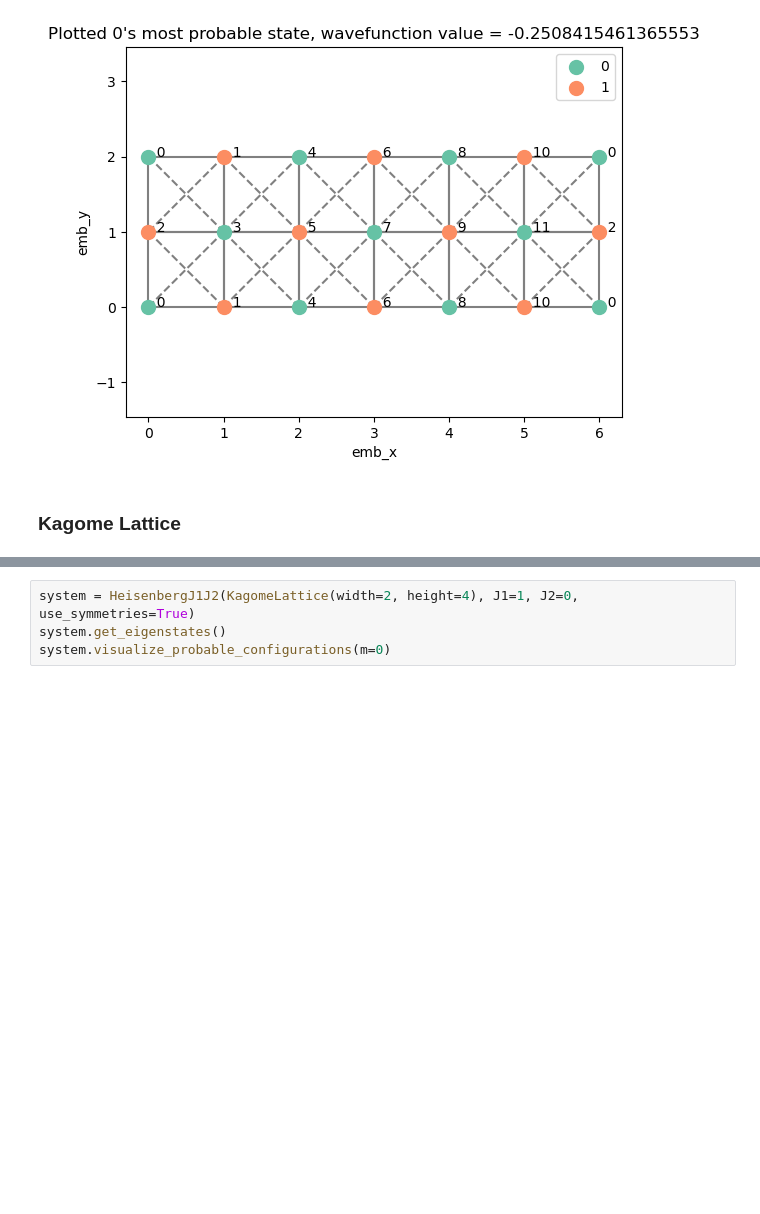
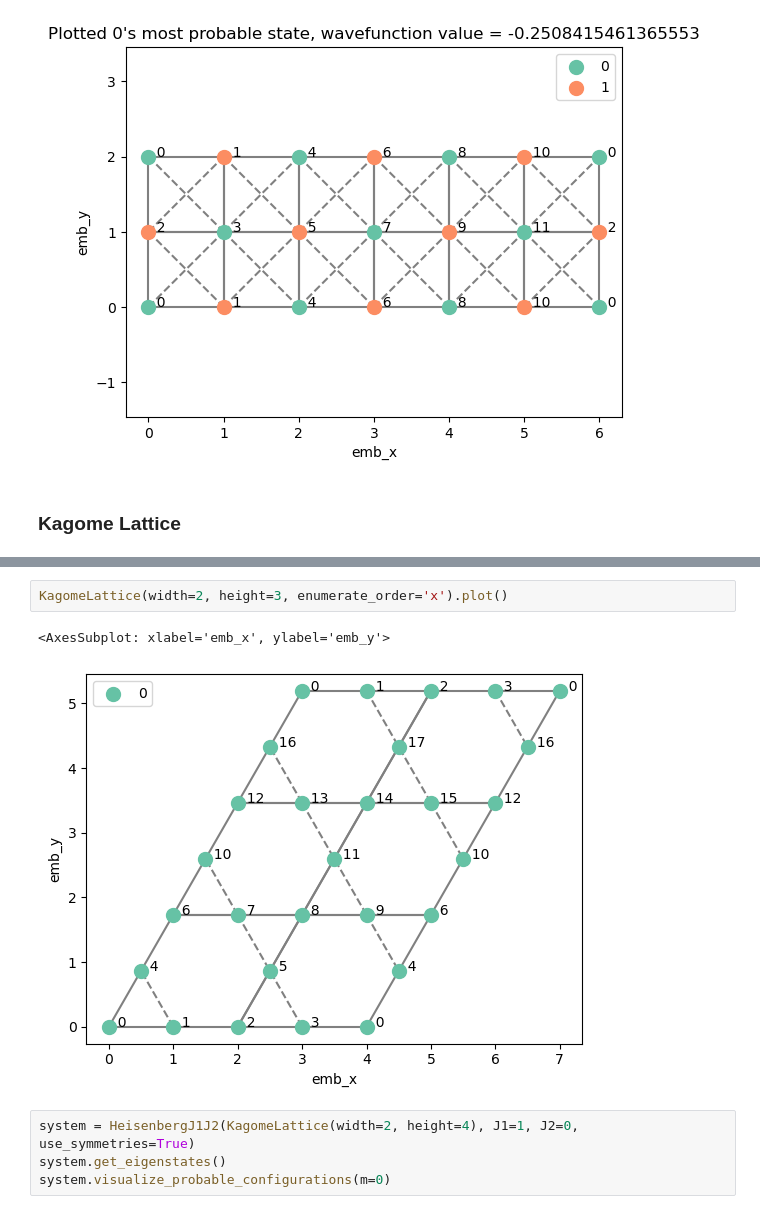
Before and after one commit to ischurov/frustrations-eda, a Jupyter notebook: generate-data.ipynb, the cells around one changed output, grey strips where cells are left out. Cells and saved outputs as stored; diff of their text form; blank space fills up the shorter version.

```diff
--- a/generate-data.ipynb
+++ b/generate-data.ipynb
@@ -283,3 +210,8 @@ Ground state energy is -41.2913023078
+# %%
+KagomeLattice(width=2, height=3, enumerate_order='x').plot()
+# %% [output]
+<AxesSubplot: xlabel='emb_x', ylabel='emb_y'>
+[figure, added]
 # %%
 system = HeisenbergJ1J2(KagomeLattice(width=2, height=4), J1=1, J2=0, use_symmetries=True)
 system.get_eigenstates()
```
Also changed, not shown: parts of 11 cells of this notebook, 12 other files.
